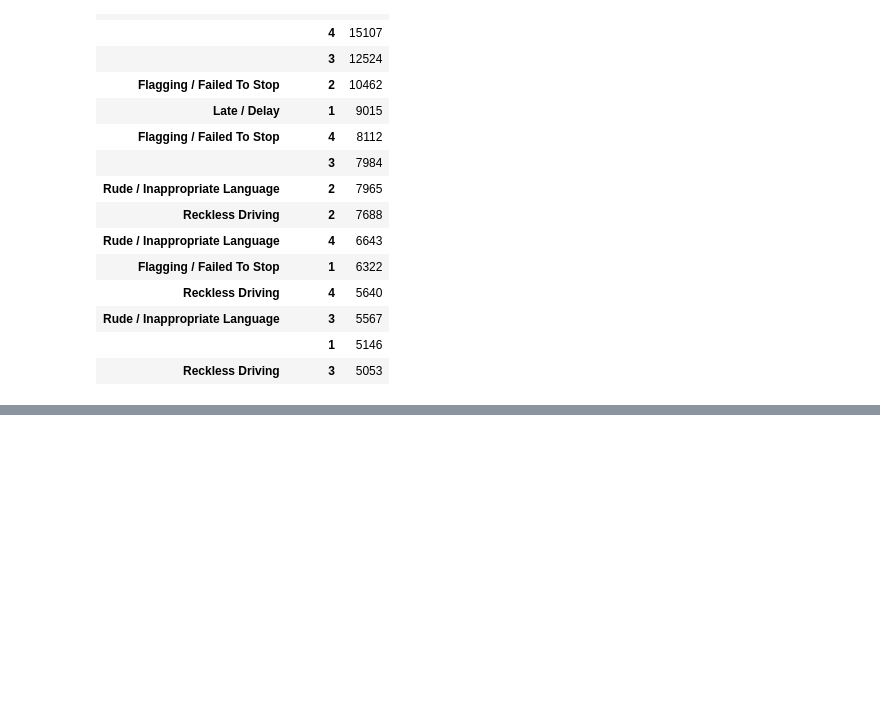
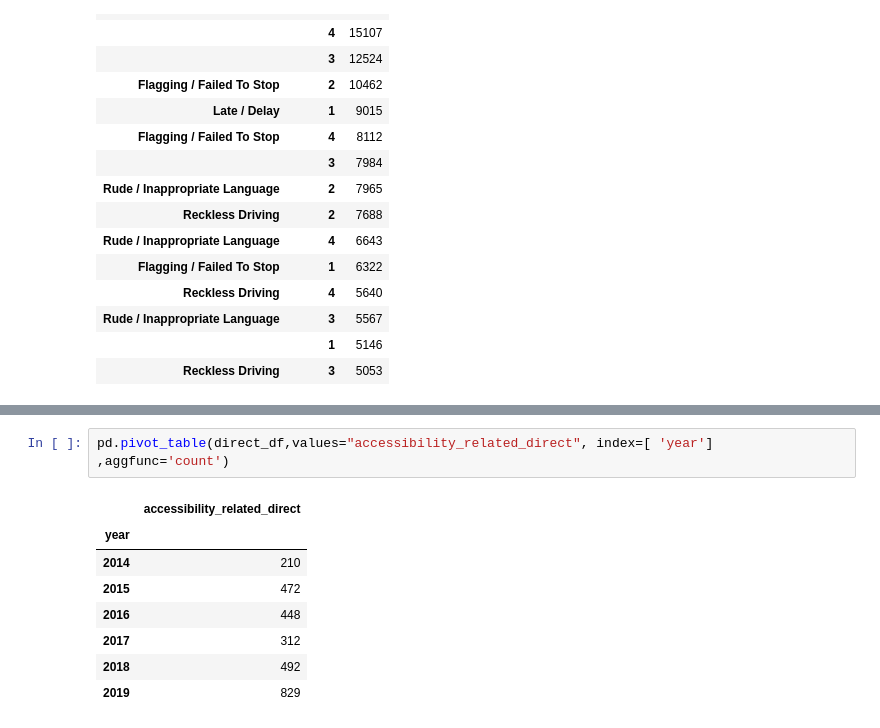
Before and after one commit to itzamnahuerta/mta_complaints, a Jupyter notebook: MTA_COMPLAINTS.ipynb, the cells around one changed output, grey strips where cells are left out. Drawn from its saved outputs; the diff is of its cells as text; blank space fills up the shorter version.

```diff
--- a/MTA_COMPLAINTS.ipynb
+++ b/MTA_COMPLAINTS.ipynb
@@ -638,0 +631,11 @@ pd.pivot_table(direct_df,values="accessibility_related_direct", index=['issue_de
+# %%
+pd.pivot_table(direct_df,values="accessibility_related_direct", index=[ 'year'] ,aggfunc='count')
+# %% [output]
+|  | accessibility_related_direct |
+| year |  |
+| 2014 | 210 |
+| 2015 | 472 |
+| 2016 | 448 |
+| 2017 | 312 |
+| 2018 | 492 |
+| 2019 | 829 |
```
Also changed, not shown: parts of 34 cells of this notebook.
